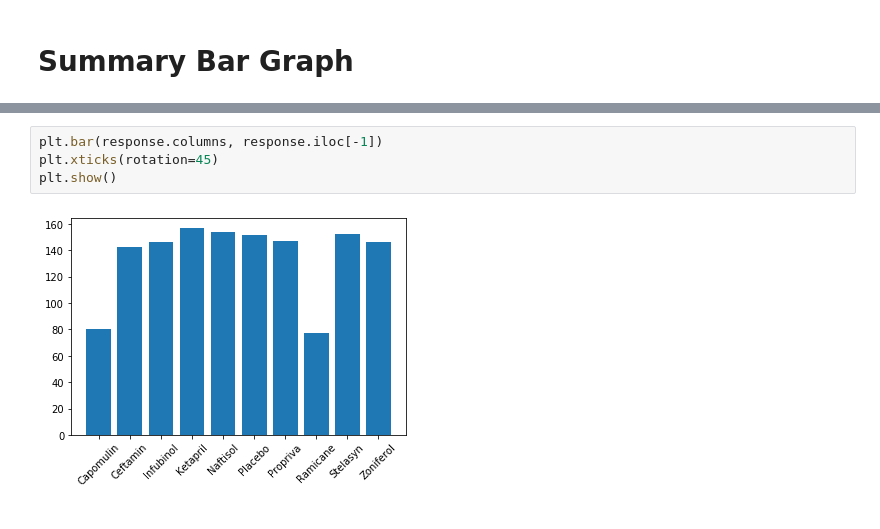
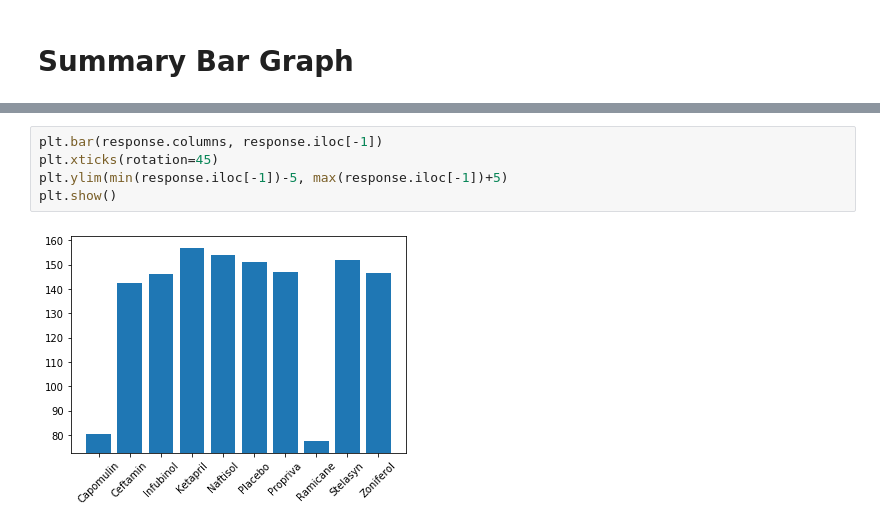
Before and after one commit to jherberg462/matplotlib-challenge, a Jupyter notebook: pymaceuticals/main.ipynb, the cells around one changed output, grey strips where cells are left out. Cells and saved outputs as stored; diff of their text form.

```diff
--- a/pymaceuticals/main.ipynb
+++ b/pymaceuticals/main.ipynb
@@ -358,6 +295,7 @@ response
 # %%
 plt.bar(response.columns, response.iloc[-1])
 plt.xticks(rotation=45)
+plt.ylim(min(response.iloc[-1])-5, max(response.iloc[-1])+5)
 plt.show()
 # %% [output]
-[figure, old version]
+[figure, new version]
```
Also changed, not shown: parts of 4 cells of this notebook.
